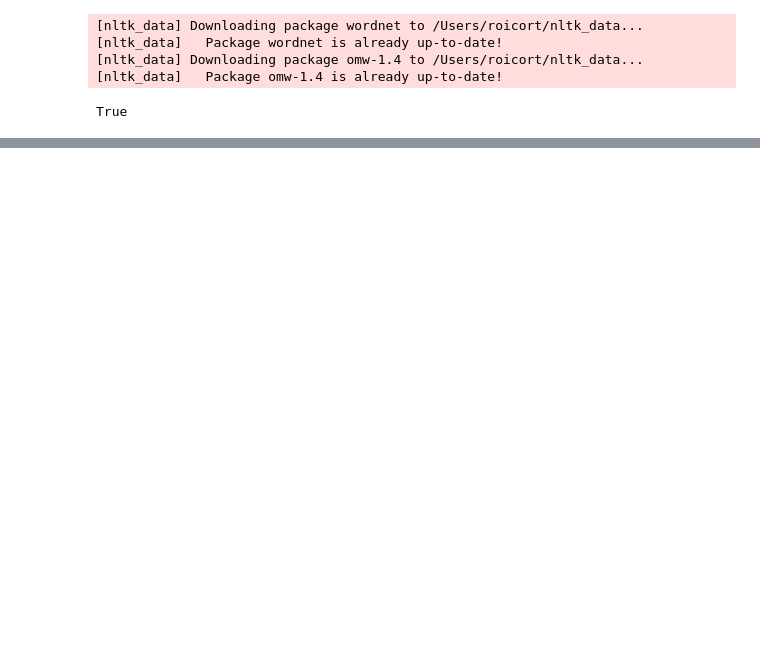
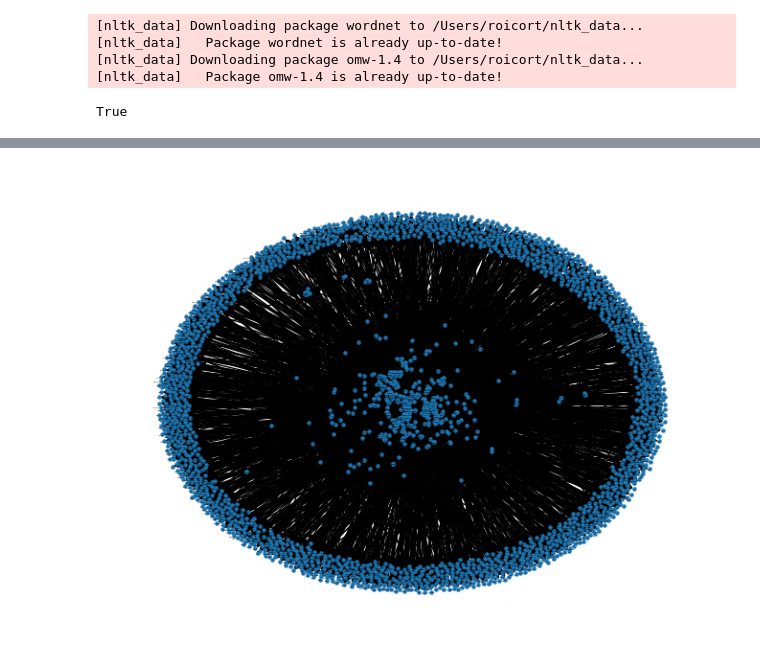
Before and after one commit to roicort/PCIC, a Jupyter notebook: NLP/T6/AS2.ipynb, the cells around one changed output, grey strips where cells are left out. Cells and saved outputs as stored; diff of their text form; code cells hidden in the pictures; blank space fills up the shorter version.

```diff
--- a/NLP/T6/AS2.ipynb
+++ b/NLP/T6/AS2.ipynb
@@ -104,25 +105,25 @@ class wn_analyzer():
                     for lemma in syn.lemmas():
                         G.add_node(lemma.name())
                         G.add_edge(node, lemma.name())
-                    for hypernym in syn.hypernyms():
-                        for lemma in hypernym.lemmas():
-                            G.add_node(lemma.name())
-                            G.add_edge(node, lemma.name())
-                    for meronym in syn.part_meronyms():
-                        for lemma in meronym.lemmas():
-                            G.add_node(lemma.name())
-                            G.add_edge(node, lemma.name())
-                    for holonym in syn.part_holonyms():
-                        for lemma in holonym.lemmas():
-                            G.add_node(lemma.name())
-                            G.add_edge(node, lemma.name())
-                    for entailment in syn.entailments():
-                        for lemma in entailment.lemmas():
-                            G.add_node(lemma.name())
-                            G.add_edge(node, lemma.name())
+                    #for hypernym in syn.hypernyms():
+                    #    for lemma in hypernym.lemmas():
+                    #        G.add_node(lemma.name())
+                    #        G.add_edge(node, lemma.name())
+                    #for meronym in syn.part_meronyms():
+                    #    for lemma in meronym.lemmas():
+                    #        G.add_node(lemma.name())
+                    #        G.add_edge(node, lemma.name())
+                    #for holonym in syn.part_holonyms():
+                    #    for lemma in holonym.lemmas():
+                    #        G.add_node(lemma.name())
+                    #        G.add_edge(node, lemma.name())
+                    #for entailment in syn.entailments():
+                    #    for lemma in entailment.lemmas():
+                    #        G.add_node(lemma.name())
+                    #        G.add_edge(node, lemma.name())
 
         # save as graphml
-        nx.write_graphml(G, self.word+".graphml")
+        nx.write_graphml(G, f"{self.word}-{level}.graphml")
         pos = nx.forceatlas2_layout(G)
         nx.draw(G, pos=pos, with_labels=True, node_size=5, font_size=1)
         plt.show()
@@ -157,0 +155,4 @@ wan.get_graph(level=2)
+# %%
+level = 2
+wan.get_graph(level=level)
+# %% [output]
@@ -158 +160,2 @@ wan.get_graph(level=2)
+[figure, added]
 # %%
```
Also changed, not shown: parts of 5 cells of this notebook, 4 other files.
